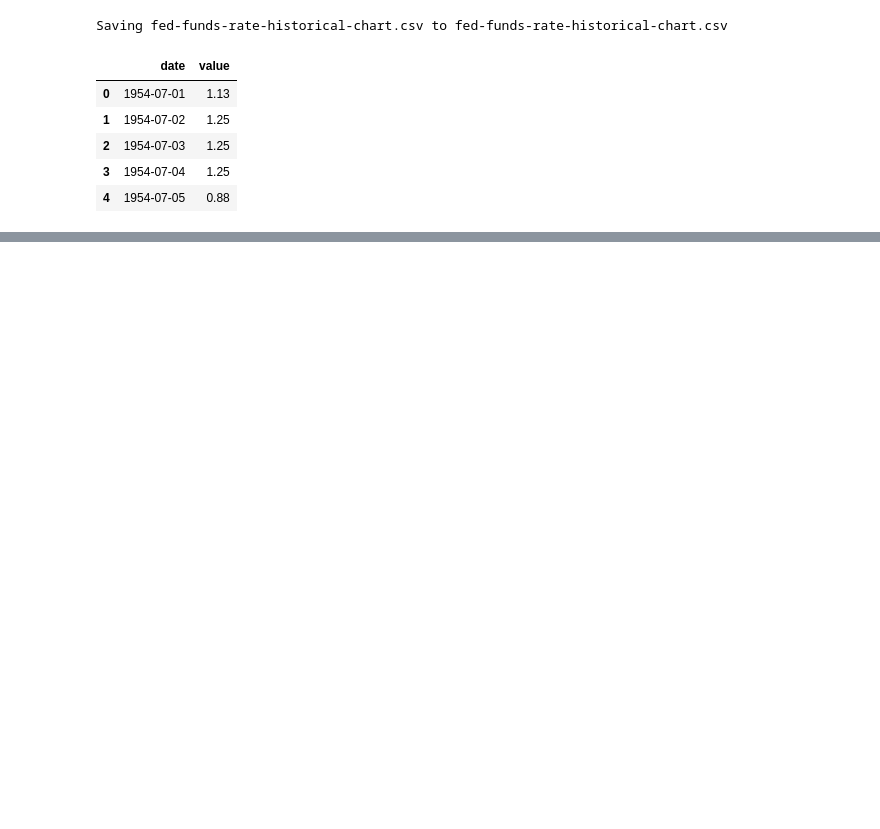
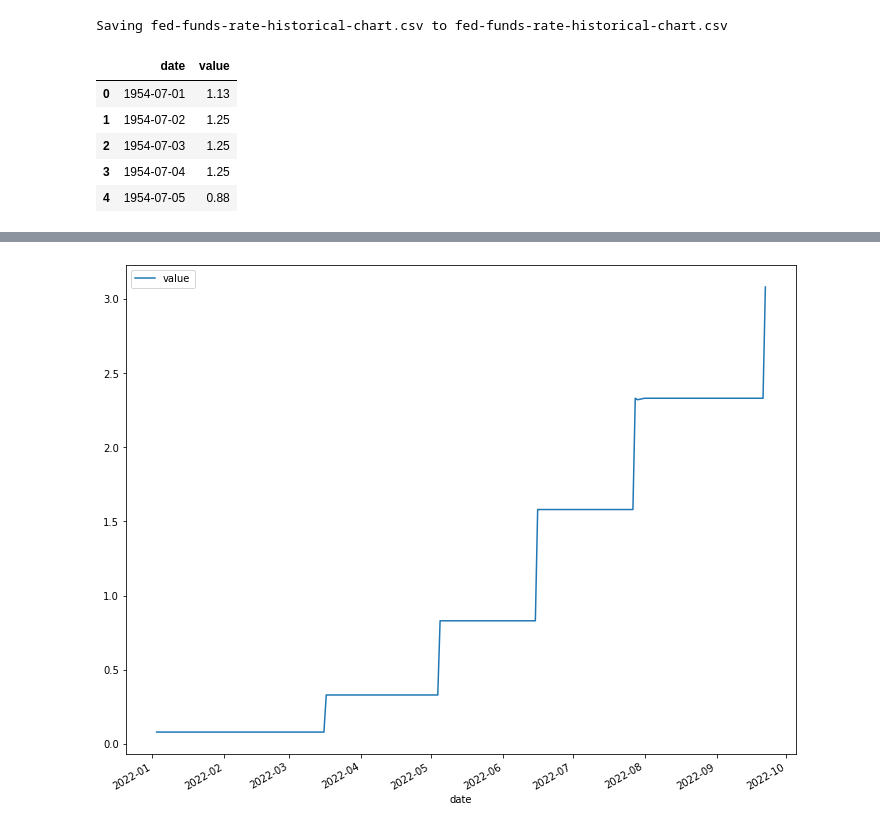
Before and after one commit to nan-park/section2_project, a Jupyter notebook: project_section2.ipynb, the cells around one changed output, grey strips where cells are left out. Drawn from its saved outputs; the diff is of its cells as text; code cells hidden in the pictures; blank space fills up the shorter version.

```diff
--- a/project_section2.ipynb
+++ b/project_section2.ipynb
@@ -23,0 +32,3 @@ df.head()
+# %%
+# column 이름 변경 ' value' -> 'value'
+df.rename(columns={' value': 'value'}, inplace=True)
@@ -23,0 +58,7 @@ df.head()
+# %%
+df_clean = df.copy()
+date_string = df_clean.date
+kdate = [datetime.strptime(d, '%Y-%m-%d') for d in date_string]
+df_clean.date = kdate
+df_clean.set_index('date', inplace=True)
+df_clean
@@ -23,0 +80,6 @@ df.head()
+# %%
+# plt.figure(figsize=(10, 10))
+df_clean['2022'].plot(figsize=(12, 10))
+plt.show()
+# %% [output]
+[figure, added]
```
Also changed, not shown: parts of 7 cells of this notebook.
